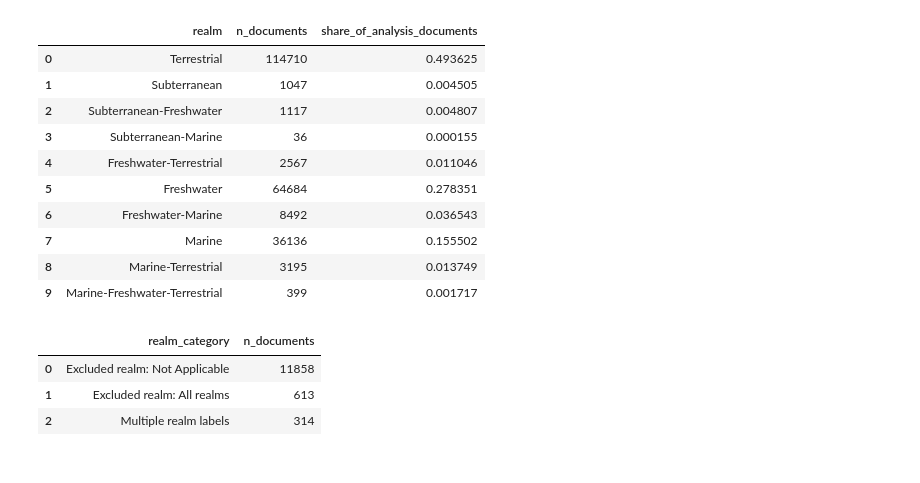
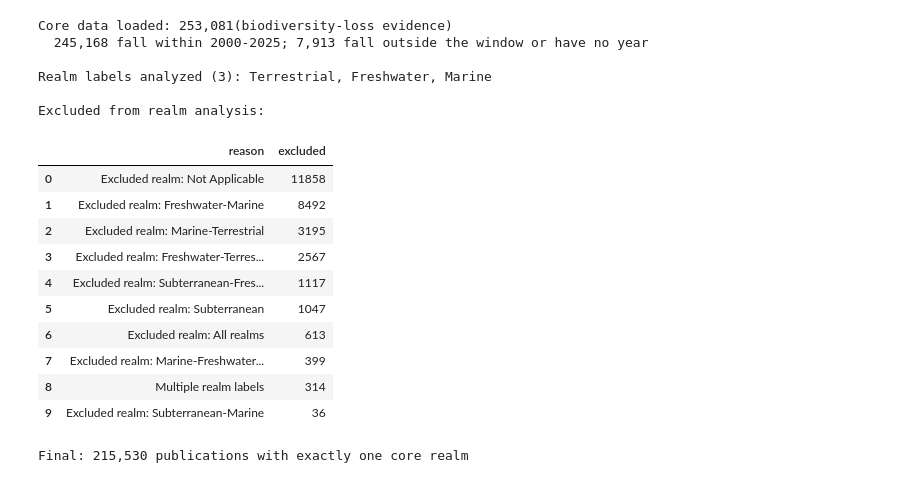
Before and after one commit to hunaindot/biodiversity-change-systematic-map, a Jupyter notebook: notebooks/results/03_realm_composition.ipynb, the cells around one changed output. Cells and saved outputs as stored; diff of their text form; code cells hidden in the pictures.

```diff
--- a/notebooks/results/03_realm_composition.ipynb
+++ b/notebooks/results/03_realm_composition.ipynb
@@ -97,36 +87,61 @@ counts; the three core-realm counts are the `n` values the manuscript figure pri
 # %%
 corpus_store = evidence_corpus_prep.BiodiversityEvidenceStore(CORPUS_DIR)
 corpus_df = corpus_store.load(
-    columns=["UT", "title", "publication_year", "s2_dir", "driver", "realm"]
-).publications.merge(
-    corpus_store.load_abstracts(), on="UT", how="left", sort=False, validate="one_to_one"
-)
+    columns=[
+        "UT", "title", "publication_year", "s2_dir", "driver", "realm",
+        "text_available", "plastics_mention",
+    ]
+).publications
 prepared = driver_realm.prepare_realm_evidence(
     corpus_df,
-    analysis_realms=REALM_ORDER,
+    analysis_realms=CORE_REALMS,
     direction=REALM_CONFIG["direction"],
     start_year=START_YEAR,
     end_year=END_YEAR,
 )
 realm_counts = driver_realm.realm_counts(prepared.evidence)
 realm_supports = realm_counts.set_index("realm")["n_documents"].to_dict()
-driver_summary = driver_realm.driver_realm_summary(prepared.evidence)
 
-display(realm_counts)
-display(prepared.realm_exclusions)
+audit = prepared.audit.set_index("metric")["value"]
+n_negative = audit[f"Publications with direction = {REALM_CONFIG['direction']}"]
+n_in_window = audit[f"Direction-filtered publications in {START_YEAR}–{END_YEAR}"]
+n_outside_window = audit["Direction-filtered publications outside window or missing year"]
+n_realm_final = audit["Realm audit — Exact singleton analysis realm"]
+
+print(
+    f"Core data loaded: {n_negative:,}"
+    "(biodiversity-loss evidence)"
+)
+print(
+    f"  {n_in_window:,} fall within {START_YEAR}-{END_YEAR}; "
+    f"{n_outside_window:,} fall outside the window or have no year"
+)
+print()
+print(f"Realm labels analyzed ({len(CORE_REALMS)}): {', '.join(CORE_REALMS)}")
+print()
+print("Excluded from realm analysis:")
+display(
+    prepared.realm_exclusions.rename(
+        columns={"realm_category": "reason", "n_documents": "excluded"}
+    )
+)
+print(f"Final: {n_realm_final:,} publications with exactly one core realm")
 # %% [output]
+Core data loaded: 253,081(biodiversity-loss evidence)
+  245,168 fall within 2000-2025; 7,913 fall outside the window or have no year
+
+Realm labels analyzed (3): Terrestrial, Freshwater, Marine
+
+Excluded from realm analysis:
-|  | realm | n_documents | share_of_analysis_documents |
-| 0 | Terrestrial | 114710 | 0.493625 |
-| 1 | Subterranean | 1047 | 0.004505 |
-| 2 | Subterranean-Freshwater | 1117 | 0.004807 |
-| 3 | Subterranean-Marine | 36 | 0.000155 |
-| 4 | Freshwater-Terrestrial | 2567 | 0.011046 |
-| 5 | Freshwater | 64684 | 0.278351 |
-| 6 | Freshwater-Marine | 8492 | 0.036543 |
-| 7 | Marine | 36136 | 0.155502 |
-| 8 | Marine-Terrestrial | 3195 | 0.013749 |
-| 9 | Marine-Freshwater-Terrestrial | 399 | 0.001717 |
+|  | reason | excluded |
+| 0 | Excluded realm: Not Applicable | 11858 |
+| 1 | Excluded realm: Freshwater-Marine | 8492 |
+| 2 | Excluded realm: Marine-Terrestrial | 3195 |
+| 3 | Excluded realm: Freshwater-Terres... | 2567 |
+| 4 | Excluded realm: Subterranean-Fres... | 1117 |
+| 5 | Excluded realm: Subterranean | 1047 |
+| 6 | Excluded realm: All realms | 613 |
+| 7 | Excluded realm: Marine-Freshwater... | 399 |
+| 8 | Multiple realm labels | 314 |
+| 9 | Excluded realm: Subterranean-Marine | 36 |
-|  | realm_category | n_documents |
-| 0 | Excluded realm: Not Applicable | 11858 |
-| 1 | Excluded realm: All realms | 613 |
-| 2 | Multiple realm labels | 314 |
+Final: 215,530 publications with exactly one core realm
```
Also changed, not shown: parts of 15 cells of this notebook, 7 other files.
